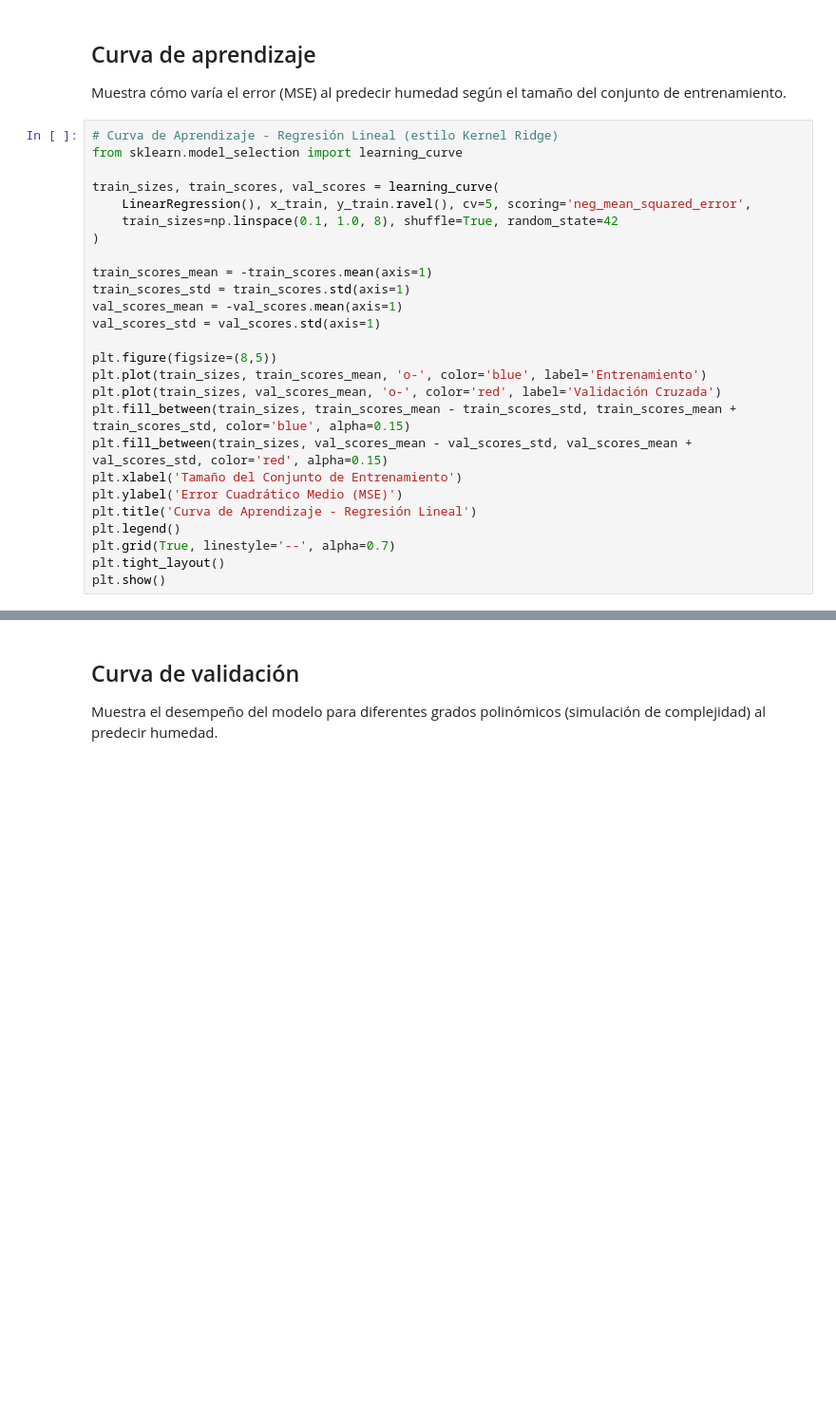
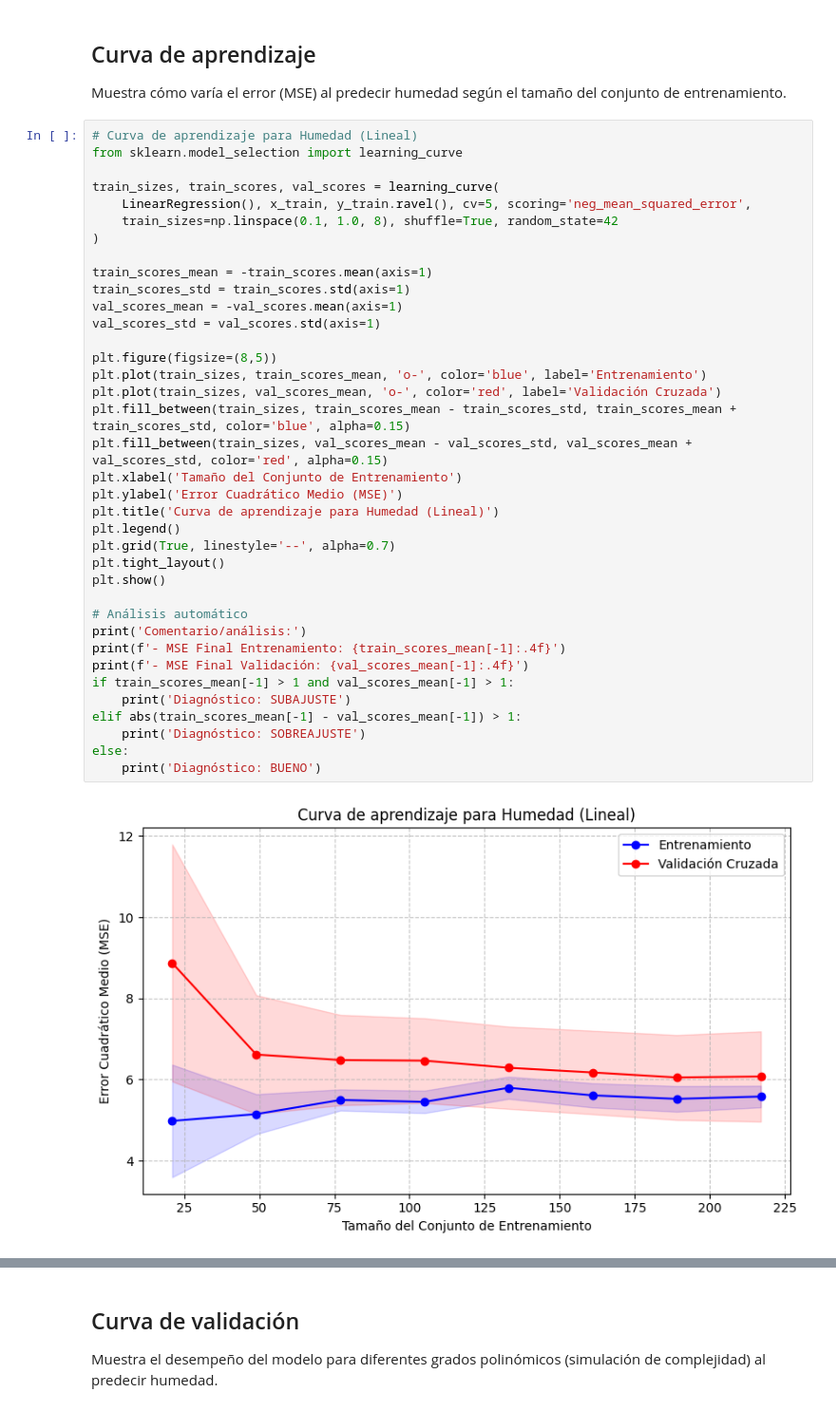
Before and after one commit to Adriana276/ML_LPTM, a Jupyter notebook: ML/tarea/regresion_lineal_humedad.ipynb, the cells around one changed output, grey strips where cells are left out. Shown at 95% size. Saved outputs shown, nothing was run; the diff lists cells and outputs as text; blank space fills up the shorter version.

```diff
--- a/ML/tarea/regresion_lineal_humedad.ipynb
+++ b/ML/tarea/regresion_lineal_humedad.ipynb
@@ -20,28 +20,41 @@ x_train, x_val, y_train, y_val = train_test_split(x, y, test_size=0.2, random_st
 ## Curva de aprendizaje
 Muestra cómo varía el error (MSE) al predecir humedad según el tamaño del conjunto de entrenamiento.
 # %%
-# Curva de Aprendizaje - Regresión Lineal (estilo Kernel Ridge)
+# Curva de aprendizaje para Humedad (Lineal)
 from sklearn.model_selection import learning_curve
 
 train_sizes, train_scores, val_scores = learning_curve(
     LinearRegression(), x_train, y_train.ravel(), cv=5, scoring='neg_mean_squared_error',
     train_sizes=np.linspace(0.1, 1.0, 8), shuffle=True, random_state=42
 )
 
 train_scores_mean = -train_scores.mean(axis=1)
 train_scores_std = train_scores.std(axis=1)
 val_scores_mean = -val_scores.mean(axis=1)
 val_scores_std = val_scores.std(axis=1)
 
 plt.figure(figsize=(8,5))
 plt.plot(train_sizes, train_scores_mean, 'o-', color='blue', label='Entrenamiento')
 plt.plot(train_sizes, val_scores_mean, 'o-', color='red', label='Validación Cruzada')
 plt.fill_between(train_sizes, train_scores_mean - train_scores_std, train_scores_mean + train_scores_std, color='blue', alpha=0.15)
 plt.fill_between(train_sizes, val_scores_mean - val_scores_std, val_scores_mean + val_scores_std, color='red', alpha=0.15)
 plt.xlabel('Tamaño del Conjunto de Entrenamiento')
 plt.ylabel('Error Cuadrático Medio (MSE)')
-plt.title('Curva de Aprendizaje - Regresión Lineal')
+plt.title('Curva de aprendizaje para Humedad (Lineal)')
 plt.legend()
 plt.grid(True, linestyle='--', alpha=0.7)
 plt.tight_layout()
 plt.show()
+
+# Análisis automático
+print('Comentario/análisis:')
+print(f'- MSE Final Entrenamiento: {train_scores_mean[-1]:.4f}')
+print(f'- MSE Final Validación: {val_scores_mean[-1]:.4f}')
+if train_scores_mean[-1] > 1 and val_scores_mean[-1] > 1:
+    print('Diagnóstico: SUBAJUSTE')
+elif abs(train_scores_mean[-1] - val_scores_mean[-1]) > 1:
+    print('Diagnóstico: SOBREAJUSTE')
+else:
+    print('Diagnóstico: BUENO')
+# %% [output]
+[figure, added]
```
Also changed, not shown: parts of 15 cells of this notebook, 44 other files.
